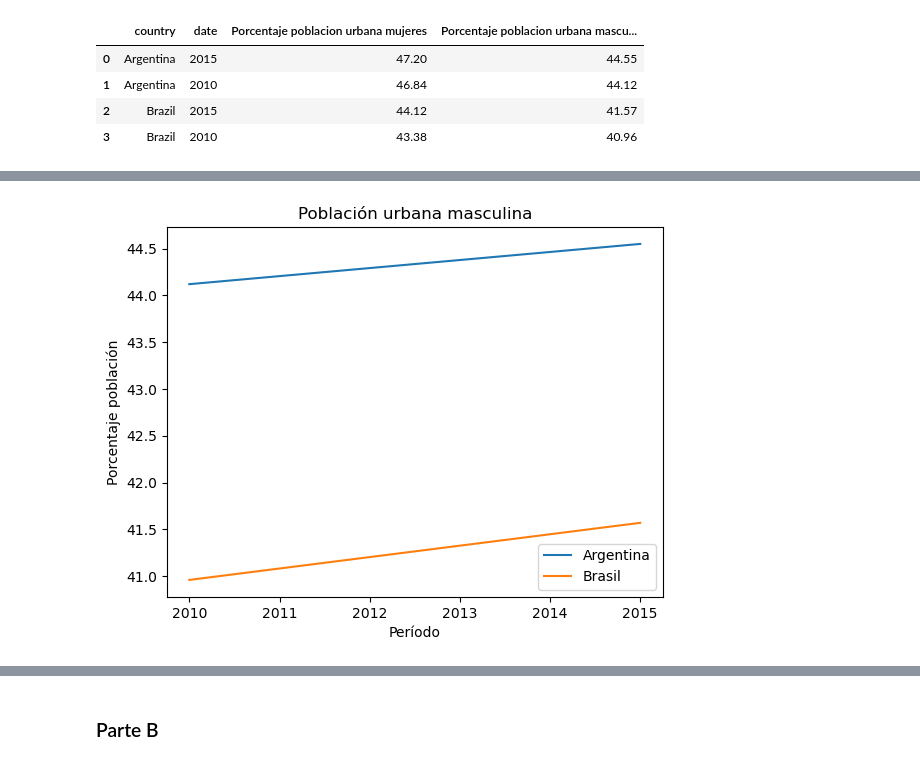
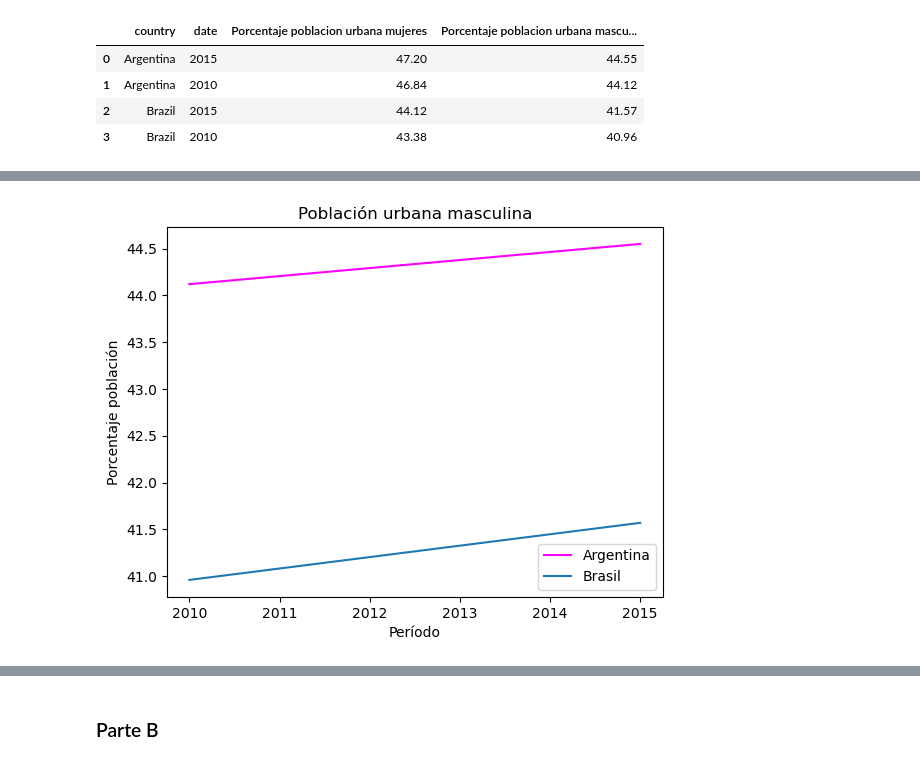
Before and after one commit to MatiasCostanzo2726/BigDataUBA-Grupo9, a Jupyter notebook: TP1-UBA_RAMA_PRINCIPAL.ipynb, the cells around one changed output, grey strips where cells are left out. Drawn from its saved outputs; the diff is of its cells as text; code cells hidden in the pictures.

```diff
--- a/TP1-UBA_RAMA_PRINCIPAL.ipynb
+++ b/TP1-UBA_RAMA_PRINCIPAL.ipynb
@@ -256,16 +256,16 @@ x3 = df_argentina["date"]
 y4 = df_brazil["Porcentaje poblacion urbana masculina"]
 x4 = df_brazil["date"]
 # %%
-plt.plot(x3, y3, label="Argentina")
+plt.plot(x3, y3, label="Argentina", color="magenta")
 plt.plot(x4, y4, label="Brasil")
 plt.xlabel("Período")
 plt.ylabel("Porcentaje población")
 plt.title("Población urbana masculina")
 
 plt.legend()
 plt.show()
 # %% [output]
-[figure, old version]
+[figure, new version]
 # %%
 # Resolver acá estilo orientado-objetos
 # Tip: aprovechar este estilo de programar una figura para hacerlo más lindo
```
Also changed, not shown: parts of 4 cells of this notebook.
